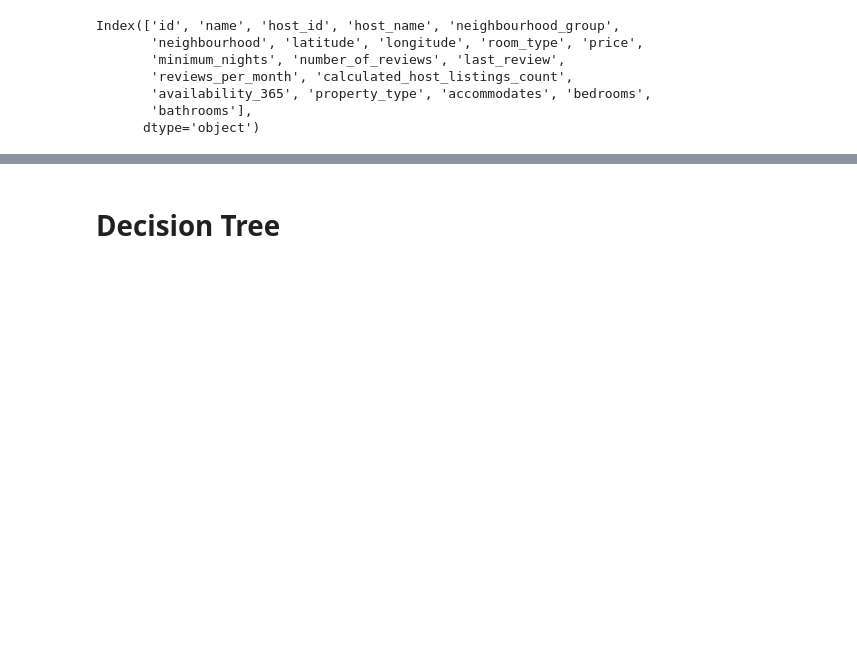
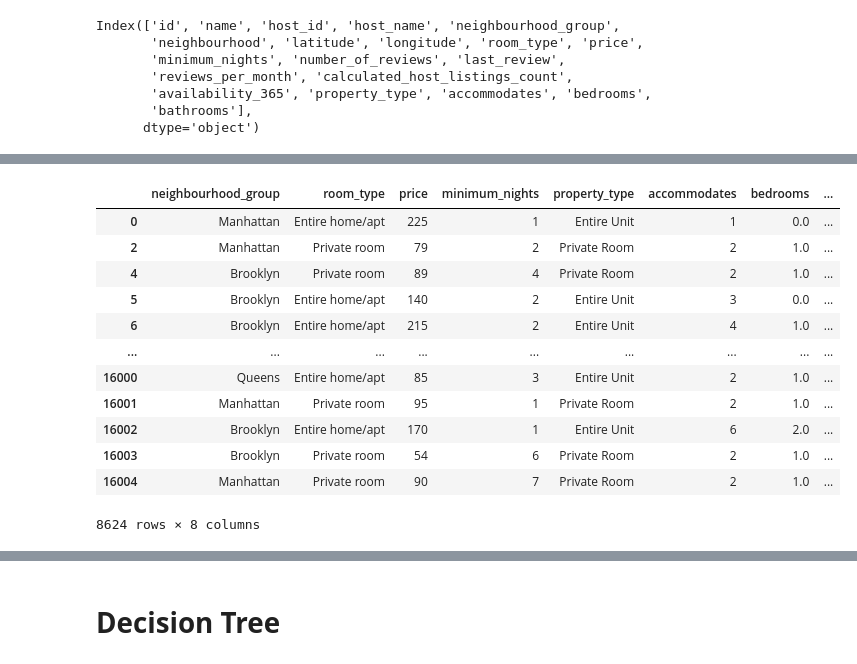
Before and after one commit to tanvir1985/MachineLearning-AMII, a Jupyter notebook: PA4_Team1_W23.ipynb, the cells around one changed output, grey strips where cells are left out. Drawn from its saved outputs; the diff is of its cells as text; code cells hidden in the pictures; blank space fills up the shorter version.

```diff
--- a/PA4_Team1_W23.ipynb
+++ b/PA4_Team1_W23.ipynb
@@ -126,0 +153,4 @@ df['bathrooms'] = df['bathrooms_text'].str.extract(r'\b([\d.]+)\b')
+# %%
+df['property_type'] = df.property_type.str.replace(r'(^.*Shared room.*$)', 'Shared Room')
+# %%
+df['property_type'] = df.property_type.str.replace(r'(^.*Room in.*$)', 'Room In')
@@ -208,0 +258,4 @@ df_clean = df.copy()
+# %%
+zero_availability = df_clean.loc[df_clean.availability_365 == 0, 'availability_365'].index
+# zero availability means unit is NOT available so best drop from out model
+df_clean.drop(zero_availability,axis=0,inplace=True)
@@ -208,0 +264,3 @@ df_clean = df.copy()
+# %%
+# dropping availability_365 feature at this stage since it was a filter not a feature
+df_clean.drop(['availability_365'], axis=1, inplace = True)
@@ -208,0 +306,16 @@ df_clean = df.copy()
+# %%
+df_clean
+# %% [output]
+|  | neighbourhood_group | room_type | price | minimum_nights | property_type | accommodates | bedrooms | ... |
+| 0 | Manhattan | Entire home/apt | 225 | 1 | Entire Unit | 1 | 0.0 | ... |
+| 2 | Manhattan | Private room | 79 | 2 | Private Room | 2 | 1.0 | ... |
+| 4 | Brooklyn | Private room | 89 | 4 | Private Room | 2 | 1.0 | ... |
+| 5 | Brooklyn | Entire home/apt | 140 | 2 | Entire Unit | 3 | 0.0 | ... |
+| 6 | Brooklyn | Entire home/apt | 215 | 2 | Entire Unit | 4 | 1.0 | ... |
+| ... | ... | ... | ... | ... | ... | ... | ... | ... |
+| 16000 | Queens | Entire home/apt | 85 | 3 | Entire Unit | 2 | 1.0 | ... |
+| 16001 | Manhattan | Private room | 95 | 1 | Private Room | 2 | 1.0 | ... |
+| 16002 | Brooklyn | Entire home/apt | 170 | 1 | Entire Unit | 6 | 2.0 | ... |
+| 16003 | Brooklyn | Private room | 54 | 6 | Private Room | 2 | 1.0 | ... |
+| 16004 | Manhattan | Private room | 90 | 7 | Private Room | 2 | 1.0 | ... |
+8624 rows × 8 columns
```
Also changed, not shown: parts of 48 cells of this notebook.
